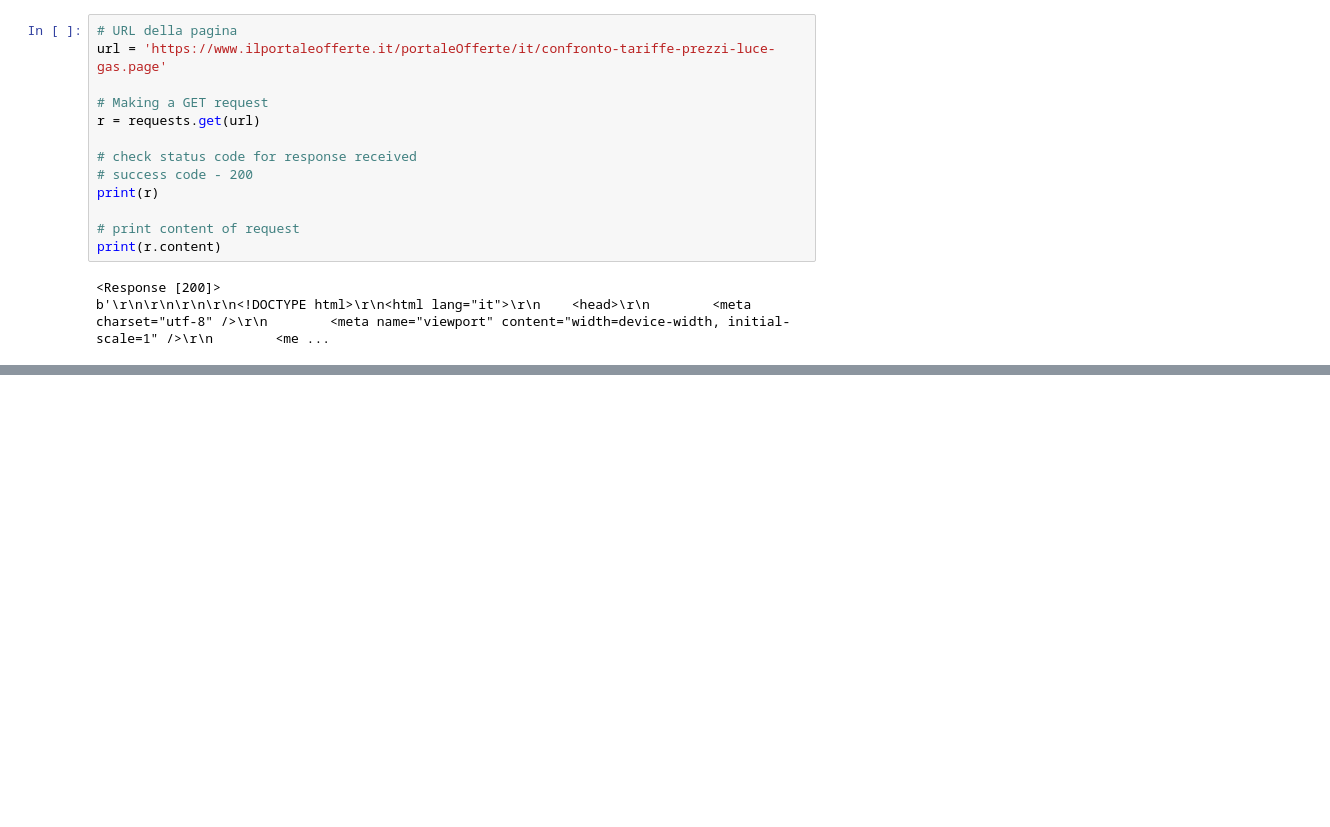
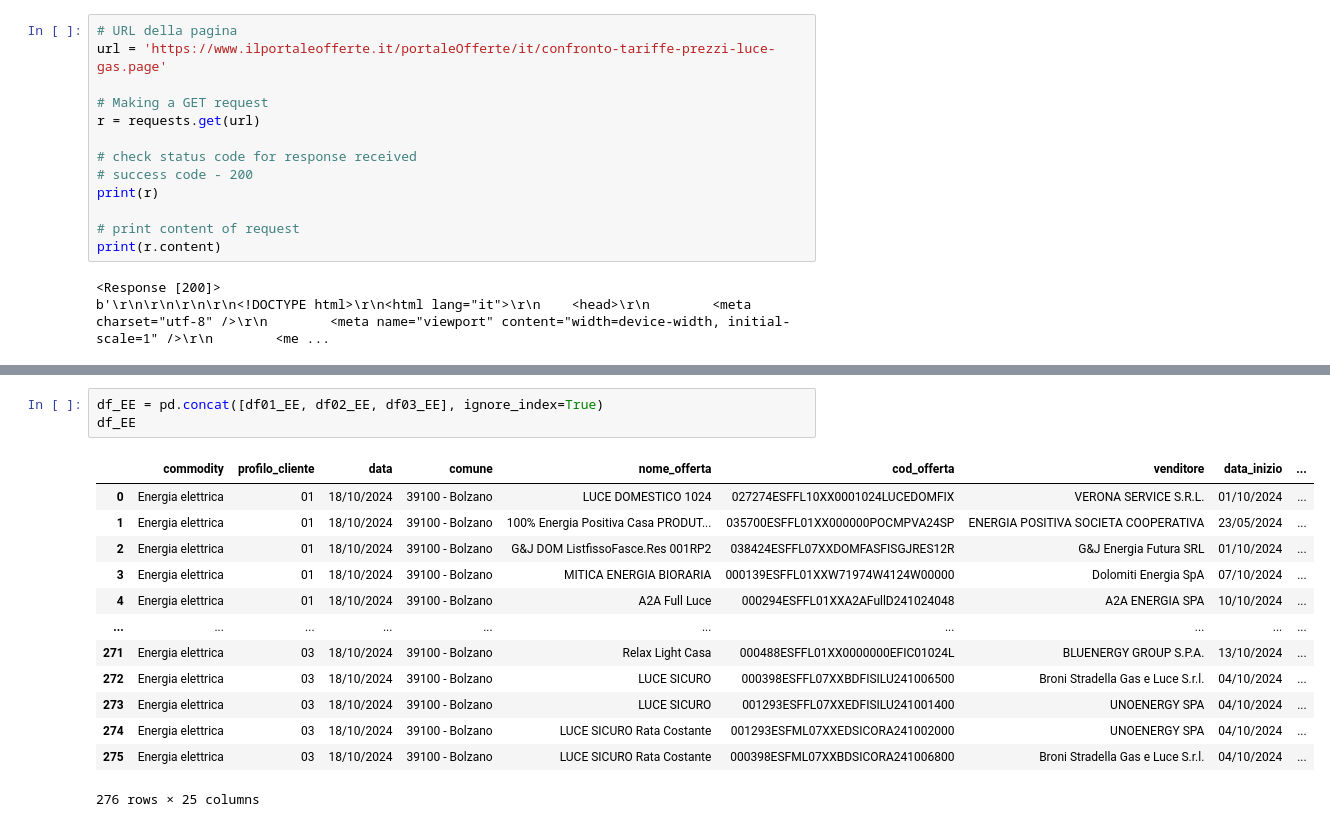
Before and after one commit to artessari/WebScraping_EnergyOffers, a Jupyter notebook: ARERA_OfferteEnergia.ipynb, the cells around one changed output, grey strips where cells are left out. Cells and saved outputs as stored; diff of their text form; blank space fills up the shorter version.

```diff
--- a/ARERA_OfferteEnergia.ipynb
+++ b/ARERA_OfferteEnergia.ipynb
@@ -595,0 +796,17 @@ else:
+# %%
+df_EE = pd.concat([df01_EE, df02_EE, df03_EE], ignore_index=True)
+df_EE
+# %% [output]
+|  | commodity | profilo_cliente | data | comune | nome_offerta | cod_offerta | venditore | data_inizio | ... |
+| 0 | Energia elettrica | 01 | 18/10/2024 | 39100 - Bolzano | LUCE DOMESTICO 1024 | 027274ESFFL10XX0001024LUCEDOMFIX | VERONA SERVICE S.R.L. | 01/10/2024 | ... |
+| 1 | Energia elettrica | 01 | 18/10/2024 | 39100 - Bolzano | 100% Energia Positiva Casa PRODUT... | 035700ESFFL01XX000000POCMPVA24SP | ENERGIA POSITIVA SOCIETA COOPERATIVA | 23/05/2024 | ... |
+| 2 | Energia elettrica | 01 | 18/10/2024 | 39100 - Bolzano | G&J DOM ListfissoFasce.Res 001RP2 | 038424ESFFL07XXDOMFASFISGJRES12R | G&J Energia Futura SRL | 01/10/2024 | ... |
+| 3 | Energia elettrica | 01 | 18/10/2024 | 39100 - Bolzano | MITICA ENERGIA BIORARIA | 000139ESFFL01XXW71974W4124W00000 | Dolomiti Energia SpA | 07/10/2024 | ... |
+| 4 | Energia elettrica | 01 | 18/10/2024 | 39100 - Bolzano | A2A Full Luce | 000294ESFFL01XXA2AFullD241024048 | A2A ENERGIA SPA | 10/10/2024 | ... |
+| ... | ... | ... | ... | ... | ... | ... | ... | ... | ... |
+| 271 | Energia elettrica | 03 | 18/10/2024 | 39100 - Bolzano | Relax Light Casa | 000488ESFFL01XX0000000EFIC01024L | BLUENERGY GROUP S.P.A. | 13/10/2024 | ... |
+| 272 | Energia elettrica | 03 | 18/10/2024 | 39100 - Bolzano | LUCE SICURO | 000398ESFFL07XXBDFISILU241006500 | Broni Stradella Gas e Luce S.r.l. | 04/10/2024 | ... |
+| 273 | Energia elettrica | 03 | 18/10/2024 | 39100 - Bolzano | LUCE SICURO | 001293ESFFL07XXEDFISILU241001400 | UNOENERGY SPA | 04/10/2024 | ... |
+| 274 | Energia elettrica | 03 | 18/10/2024 | 39100 - Bolzano | LUCE SICURO Rata Costante | 001293ESFML07XXEDSICORA241002000 | UNOENERGY SPA | 04/10/2024 | ... |
+| 275 | Energia elettrica | 03 | 18/10/2024 | 39100 - Bolzano | LUCE SICURO Rata Costante | 000398ESFML07XXBDSICORA241006800 | Broni Stradella Gas e Luce S.r.l. | 04/10/2024 | ... |
+276 rows × 25 columns
```
Also changed, not shown: parts of 52 cells of this notebook.
